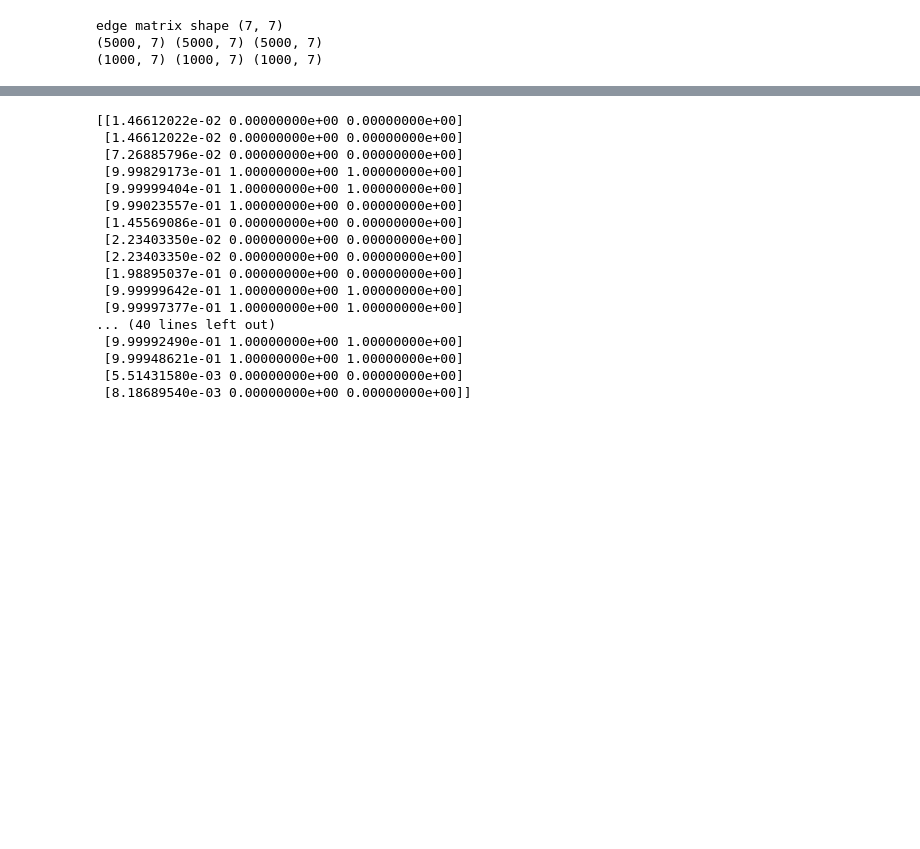
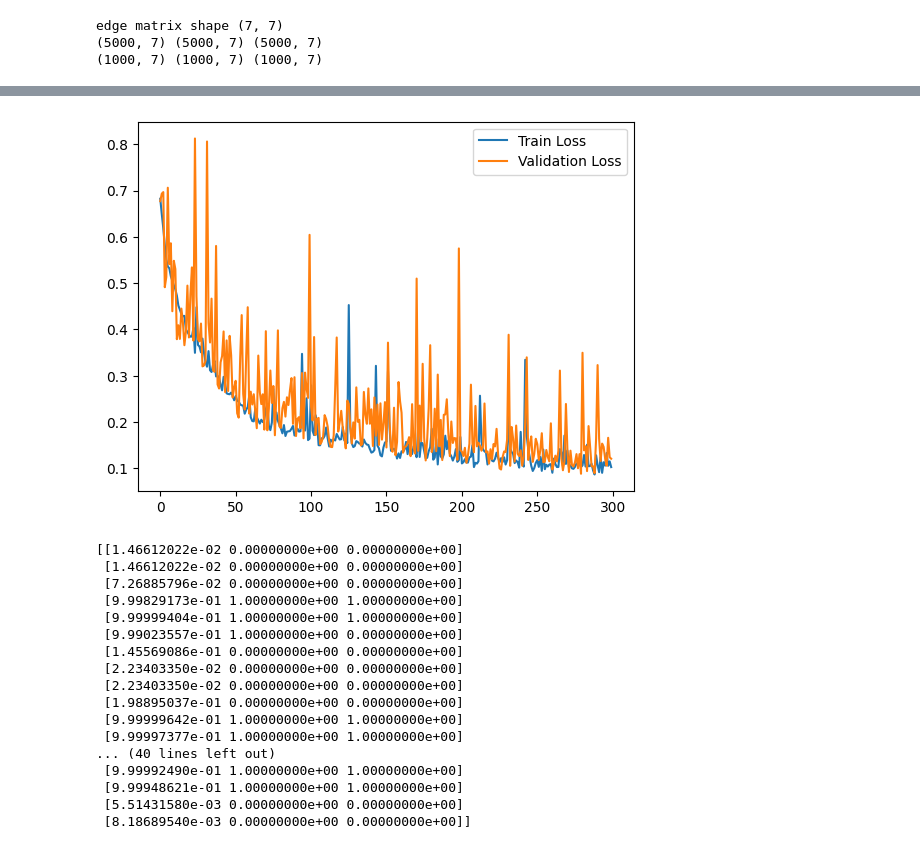
Before and after one commit to ellaschmidtobreick/acc_daqp, a Jupyter notebook: DAQP_with_GNN_reg.ipynb, the cells around one changed output, grey strips where cells are left out. Cells and saved outputs as stored; diff of their text form; code cells hidden in the pictures; blank space fills up the shorter version.

```diff
--- a/DAQP_with_GNN_reg.ipynb
+++ b/DAQP_with_GNN_reg.ipynb
@@ -290,3 +337,12 @@ Epoch 100, Loss: 0.17733172666800173, Accuracy: 0.9432285714285714, Precision: 0
+# %%
+import matplotlib.pyplot as plt
+
+plt.plot(save_loss, label="Train Loss")
+plt.plot(save_val_loss, label="Validation Loss")
+plt.legend()
+plt.show()
+# %% [output]
+[figure, added]
 # %%
 # have a look at the results
 results = torch.cat((output, preds.unsqueeze(1),batch.y.unsqueeze(1)), dim=1)
```
Also changed, not shown: parts of 6 cells of this notebook, 1 other file.
